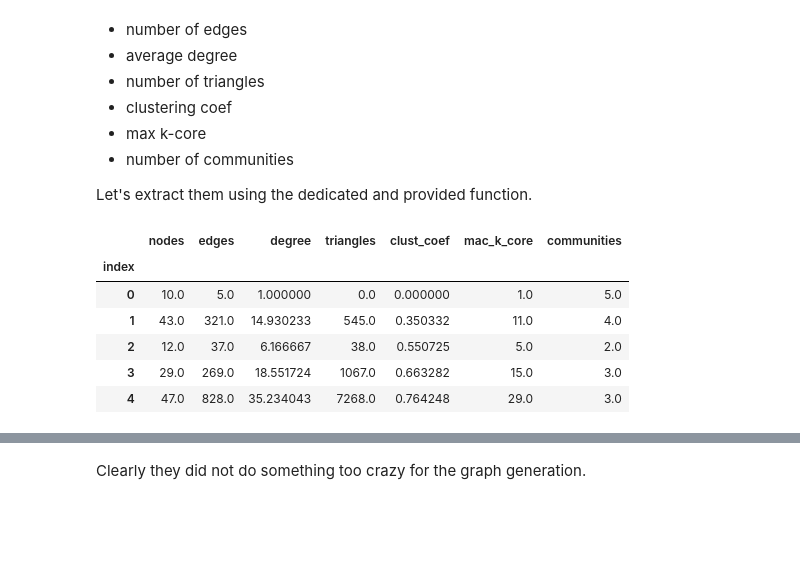
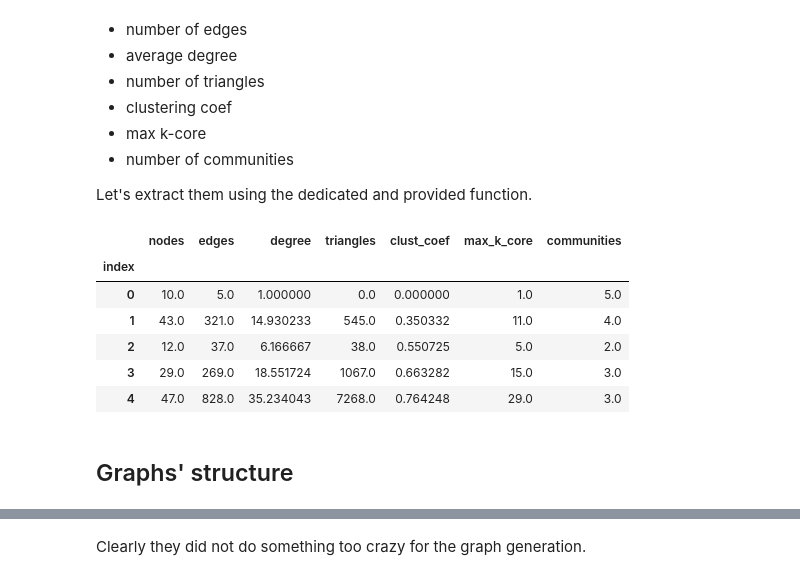
Before and after one commit to go-gle/ALTERGRAD-CGM-22, a Jupyter notebook: data_anylisis.ipynb, the cells around one changed output, grey strips where cells are left out. Cells and saved outputs as stored; diff of their text form; code cells hidden in the pictures; blank space fills up the shorter version.

```diff
--- a/data_anylisis.ipynb
+++ b/data_anylisis.ipynb
@@ -24,17 +29,19 @@ for txt_file in os.listdir(parent_train):
     index = txt_file[6:-4]
     features_list.append([int(index)] + extract_feats(parent_train + txt_file))
 # %%
-df = pd.DataFrame(features_list, columns=['index', 'nodes', 'edges', 'degree', 'triangles', 'clust_coef', 'max_k_core', 'communities'])
-df.set_index('index', inplace=True)
-df.sort_index(inplace=True)
+df_feats = pd.DataFrame(features_list, columns=['index', 'nodes', 'edges', 'degree', 'triangles', 'clust_coef', 'max_k_core', 'communities'])
+df_feats.set_index('index', inplace=True)
+df_feats.sort_index(inplace=True)
 # %%
-df.head()
+df_feats.head()
 # %% [output]
-|  | nodes | edges | degree | triangles | clust_coef | mac_k_core | communities |
+|  | nodes | edges | degree | triangles | clust_coef | max_k_core | communities |
 | index |  |  |  |  |  |  |  |
 | 0 | 10.0 | 5.0 | 1.000000 | 0.0 | 0.000000 | 1.0 | 5.0 |
 | 1 | 43.0 | 321.0 | 14.930233 | 545.0 | 0.350332 | 11.0 | 4.0 |
 | 2 | 12.0 | 37.0 | 6.166667 | 38.0 | 0.550725 | 5.0 | 2.0 |
 | 3 | 29.0 | 269.0 | 18.551724 | 1067.0 | 0.663282 | 15.0 | 3.0 |
 | 4 | 47.0 | 828.0 | 35.234043 | 7268.0 | 0.764248 | 29.0 | 3.0 |
+# %% [markdown]
+## Graphs' structure
 # %%
```
Also changed, not shown: parts of 16 cells of this notebook.
